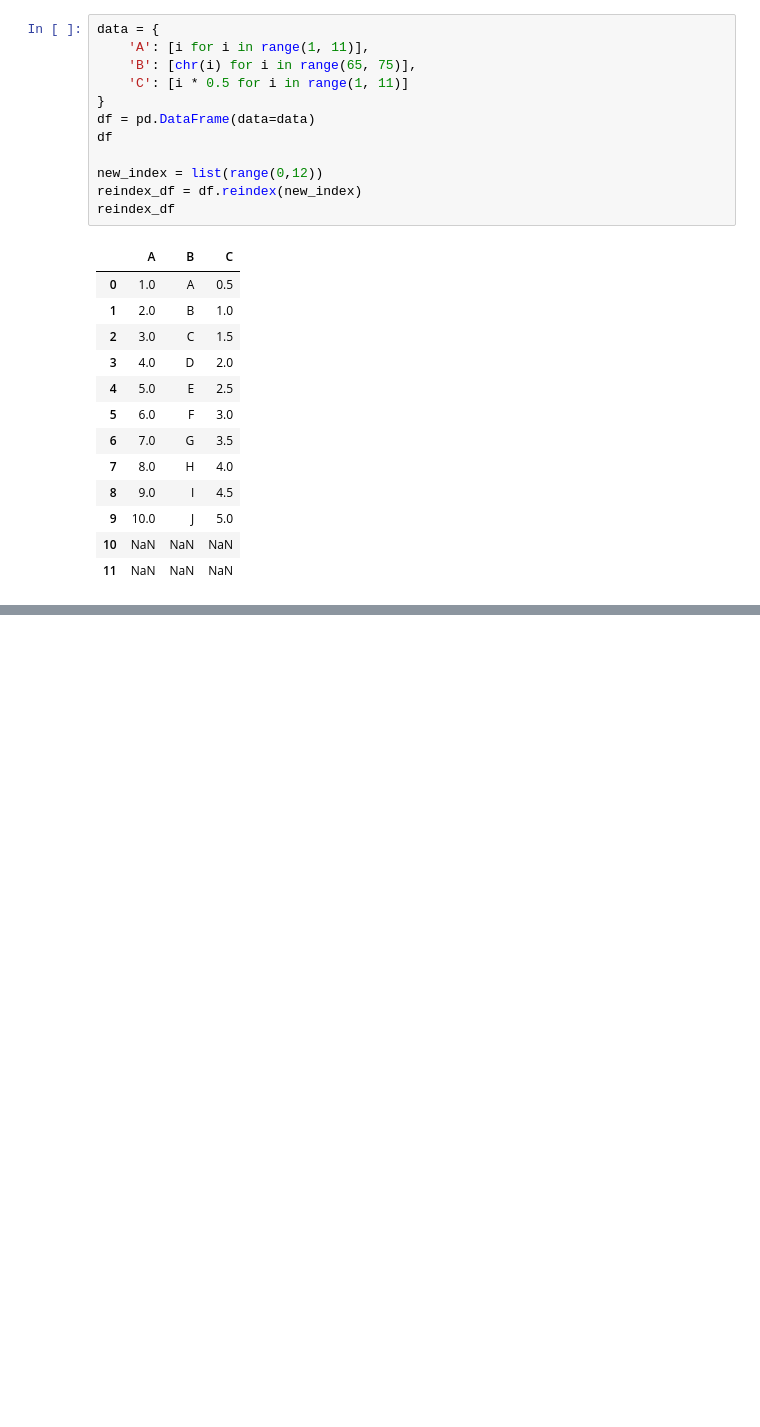
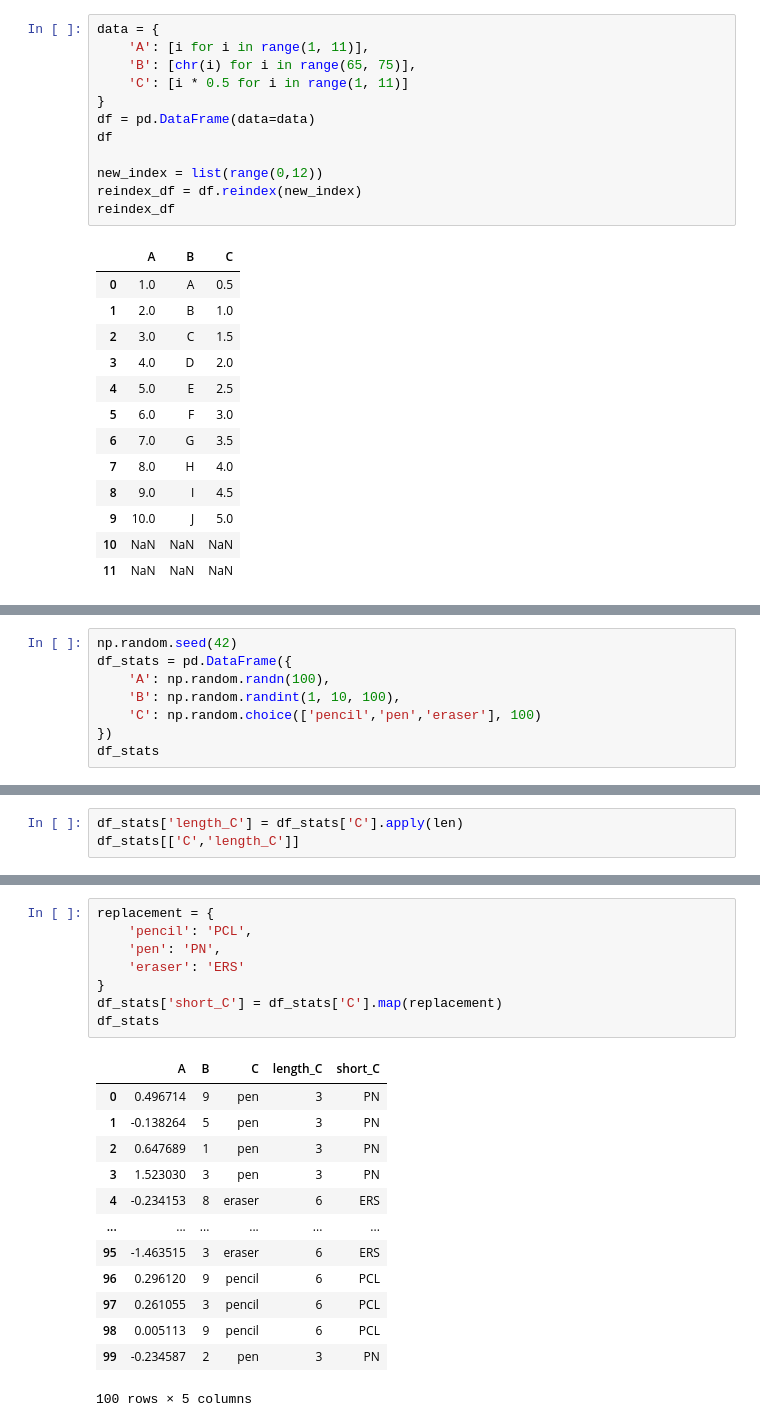
Before and after one commit to msfalif404/data-processing-pandas-cheathsheet, a Jupyter notebook: pandas_cheatsheet.ipynb, the cells around one changed output, grey strips where cells are left out. Cells and saved outputs as stored; diff of their text form; blank space fills up the shorter version.

```diff
--- a/pandas_cheatsheet.ipynb
+++ b/pandas_cheatsheet.ipynb
@@ -676,0 +691,8 @@ reindex_df
+# %%
+np.random.seed(42)
+df_stats = pd.DataFrame({
+    'A': np.random.randn(100),
+    'B': np.random.randint(1, 10, 100),
+    'C': np.random.choice(['pencil','pen','eraser'], 100)
+})
+df_stats
@@ -676,0 +742,3 @@ reindex_df
+# %%
+df_stats['length_C'] = df_stats['C'].apply(len)
+df_stats[['C','length_C']]
@@ -676,0 +759,22 @@ reindex_df
+# %%
+replacement = {
+    'pencil': 'PCL',
+    'pen': 'PN',
+    'eraser': 'ERS'
+}
+df_stats['short_C'] = df_stats['C'].map(replacement)
+df_stats
+# %% [output]
+|  | A | B | C | length_C | short_C |
+| 0 | 0.496714 | 9 | pen | 3 | PN |
+| 1 | -0.138264 | 5 | pen | 3 | PN |
+| 2 | 0.647689 | 1 | pen | 3 | PN |
+| 3 | 1.523030 | 3 | pen | 3 | PN |
+| 4 | -0.234153 | 8 | eraser | 6 | ERS |
+| ... | ... | ... | ... | ... | ... |
+| 95 | -1.463515 | 3 | eraser | 6 | ERS |
+| 96 | 0.296120 | 9 | pencil | 6 | PCL |
+| 97 | 0.261055 | 3 | pencil | 6 | PCL |
+| 98 | 0.005113 | 9 | pencil | 6 | PCL |
+| 99 | -0.234587 | 2 | pen | 3 | PN |
+100 rows × 5 columns
```
Also changed, not shown: parts of 44 cells of this notebook.
